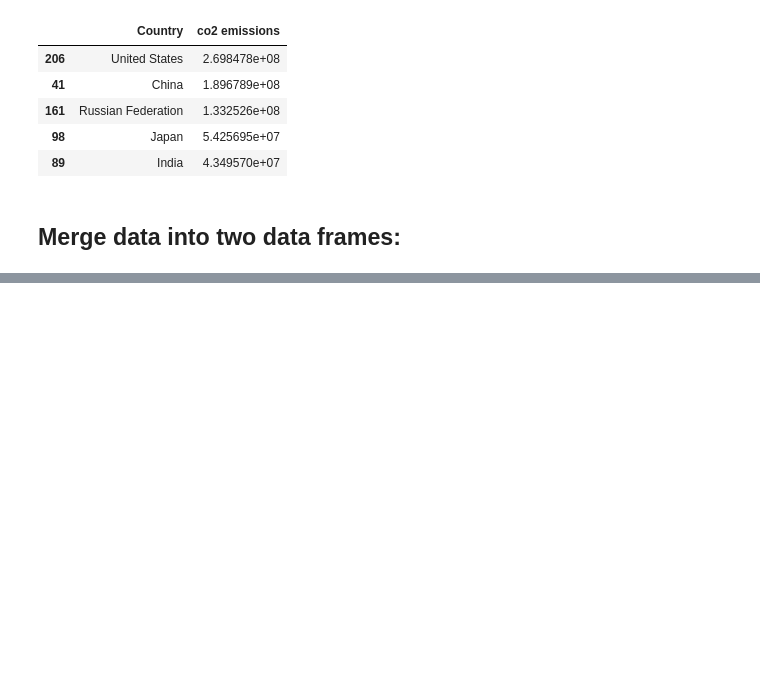
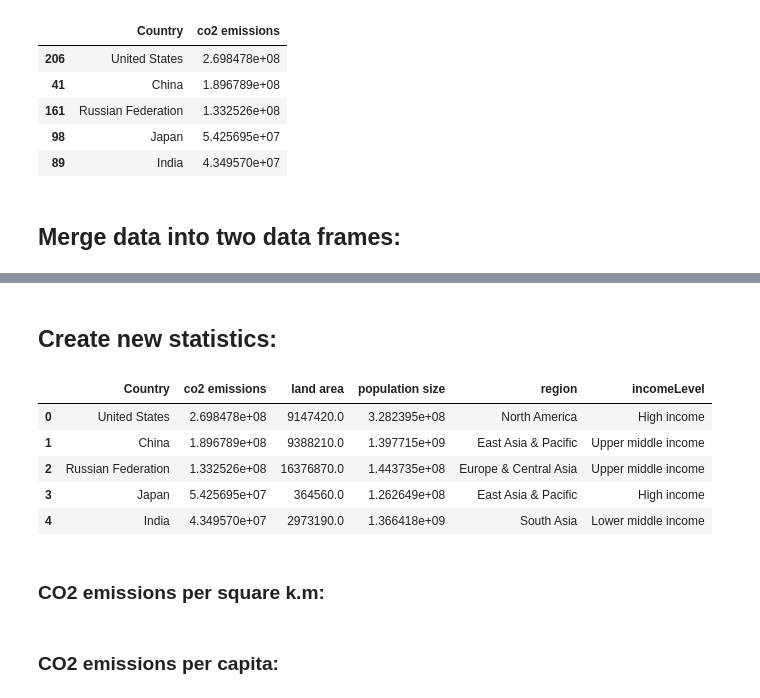
Before and after one commit to Reslan-Tinawi/Who-is-responsible-for-climate-change, a Jupyter notebook: who-is-responsible-for-climate-change.ipynb, the cells around one changed output, grey strips where cells are left out. Saved outputs shown, nothing was run; the diff lists cells and outputs as text; code cells hidden in the pictures; blank space fills up the shorter version.

```diff
--- a/who-is-responsible-for-climate-change.ipynb
+++ b/who-is-responsible-for-climate-change.ipynb
@@ -277,0 +297,13 @@ overall_stats_df.head()
+# %% [markdown]
+## Create new statistics:
+# %%
+overall_stats_df.head()
+# %% [output]
+|  | Country | co2 emissions | land area | population size | region | incomeLevel |
+| 0 | United States | 2.698478e+08 | 9147420.0 | 3.282395e+08 | North America | High income |
+| 1 | China | 1.896789e+08 | 9388210.0 | 1.397715e+09 | East Asia & Pacific | Upper middle income |
+| 2 | Russian Federation | 1.332526e+08 | 16376870.0 | 1.443735e+08 | Europe & Central Asia | Upper middle income |
+| 3 | Japan | 5.425695e+07 | 364560.0 | 1.262649e+08 | East Asia & Pacific | High income |
+| 4 | India | 4.349570e+07 | 2973190.0 | 1.366418e+09 | South Asia | Lower middle income |
+# %% [markdown]
+### CO2 emissions per square k.m:
@@ -277,0 +314,2 @@ overall_stats_df.head()
+# %% [markdown]
+### CO2 emissions per capita:
```
Also changed, not shown: parts of 8 cells of this notebook.
